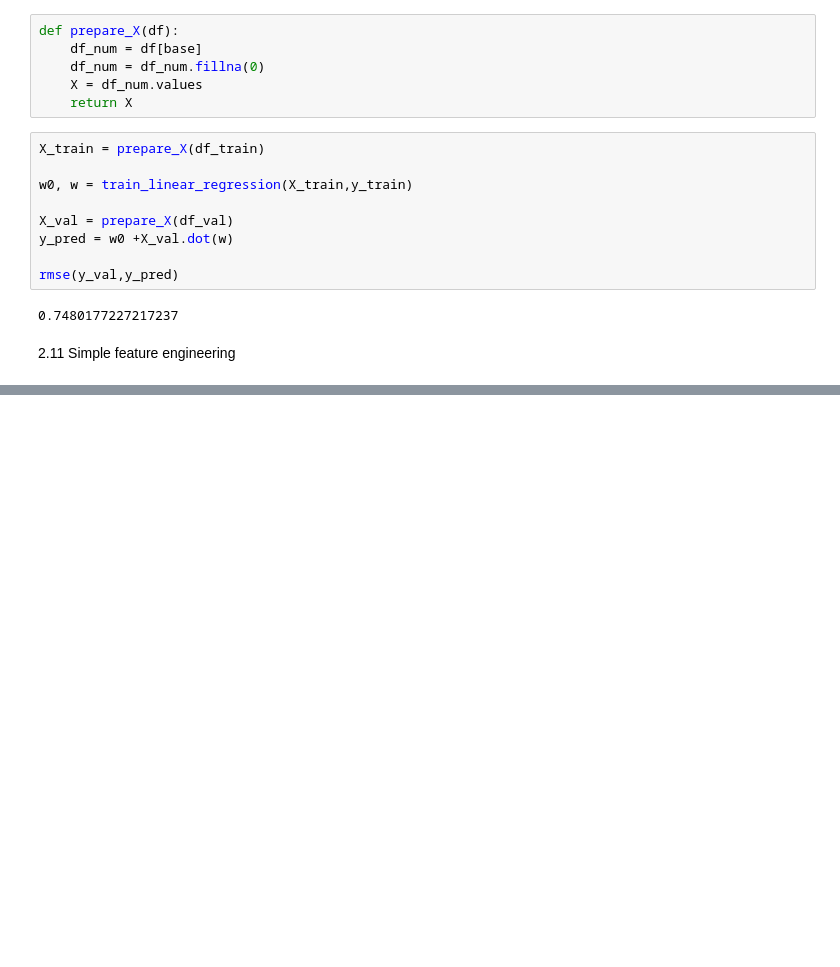
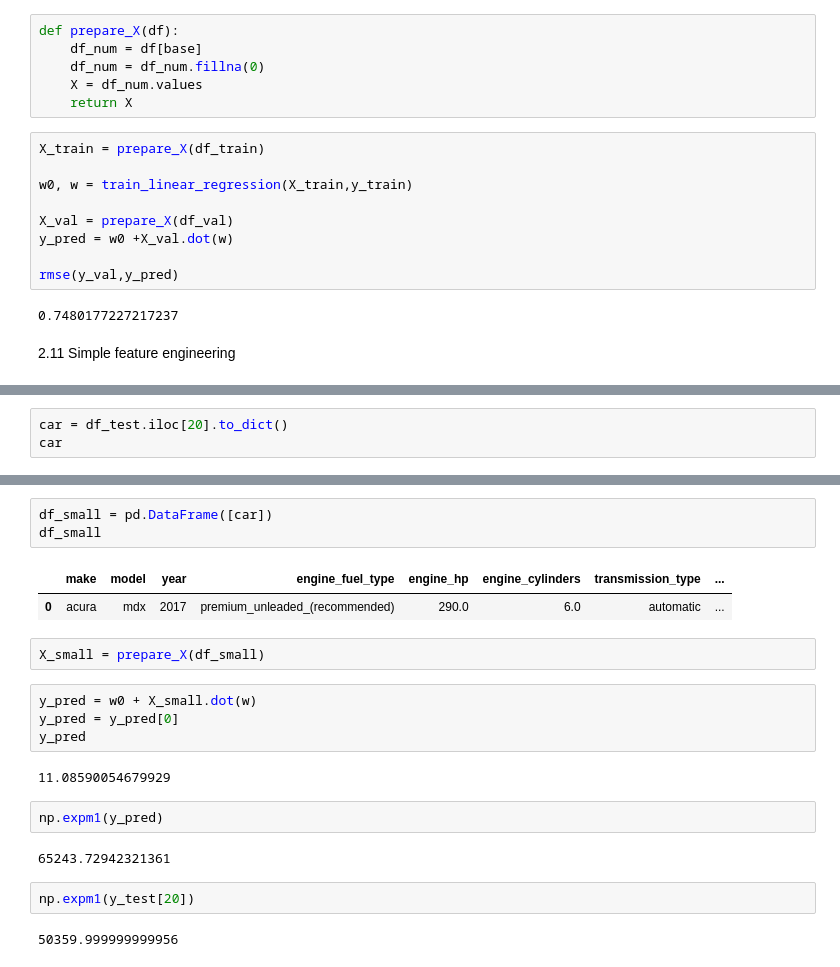
Before and after one commit to czokw1/ml_zoomcamp, a Jupyter notebook: 02-regression/price_prediction_study.ipynb, the cells around one changed output, grey strips where cells are left out. Cells and saved outputs as stored; diff of their text form; blank space fills up the shorter version.

```diff
--- a/02-regression/price_prediction_study.ipynb
+++ b/02-regression/price_prediction_study.ipynb
@@ -393,0 +676,3 @@ rmse(y_val,y_pred)
+# %%
+car = df_test.iloc[20].to_dict()
+car
@@ -393,0 +695,22 @@ rmse(y_val,y_pred)
+# %%
+df_small = pd.DataFrame([car])
+df_small
+# %% [output]
+|  | make | model | year | engine_fuel_type | engine_hp | engine_cylinders | transmission_type | ... |
+| 0 | acura | mdx | 2017 | premium_unleaded_(recommended) | 290.0 | 6.0 | automatic | ... |
+# %%
+X_small = prepare_X(df_small)
+# %%
+y_pred = w0 + X_small.dot(w)
+y_pred = y_pred[0]
+y_pred
+# %% [output]
+11.08590054679929
+# %%
+np.expm1(y_pred)
+# %% [output]
+65243.72942321361
+# %%
+np.expm1(y_test[20])
+# %% [output]
+50359.999999999956
```
Also changed, not shown: parts of 33 cells of this notebook.
